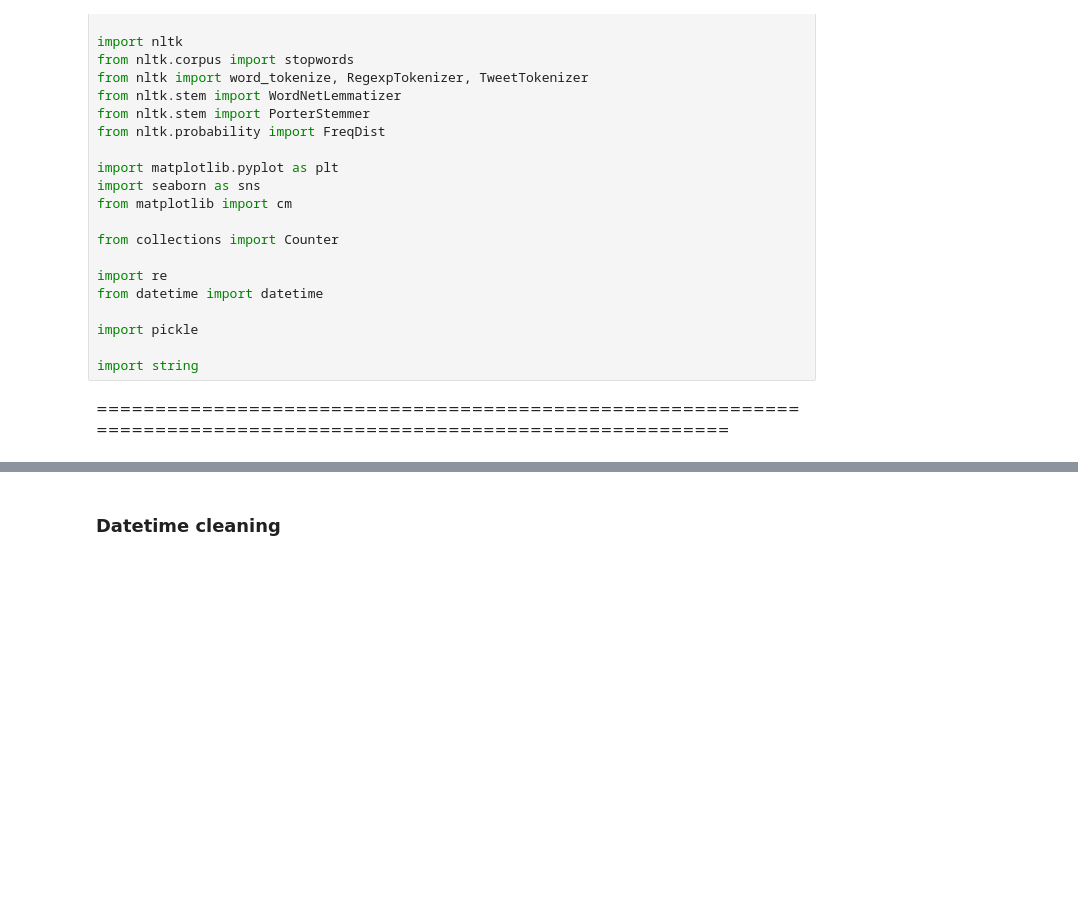
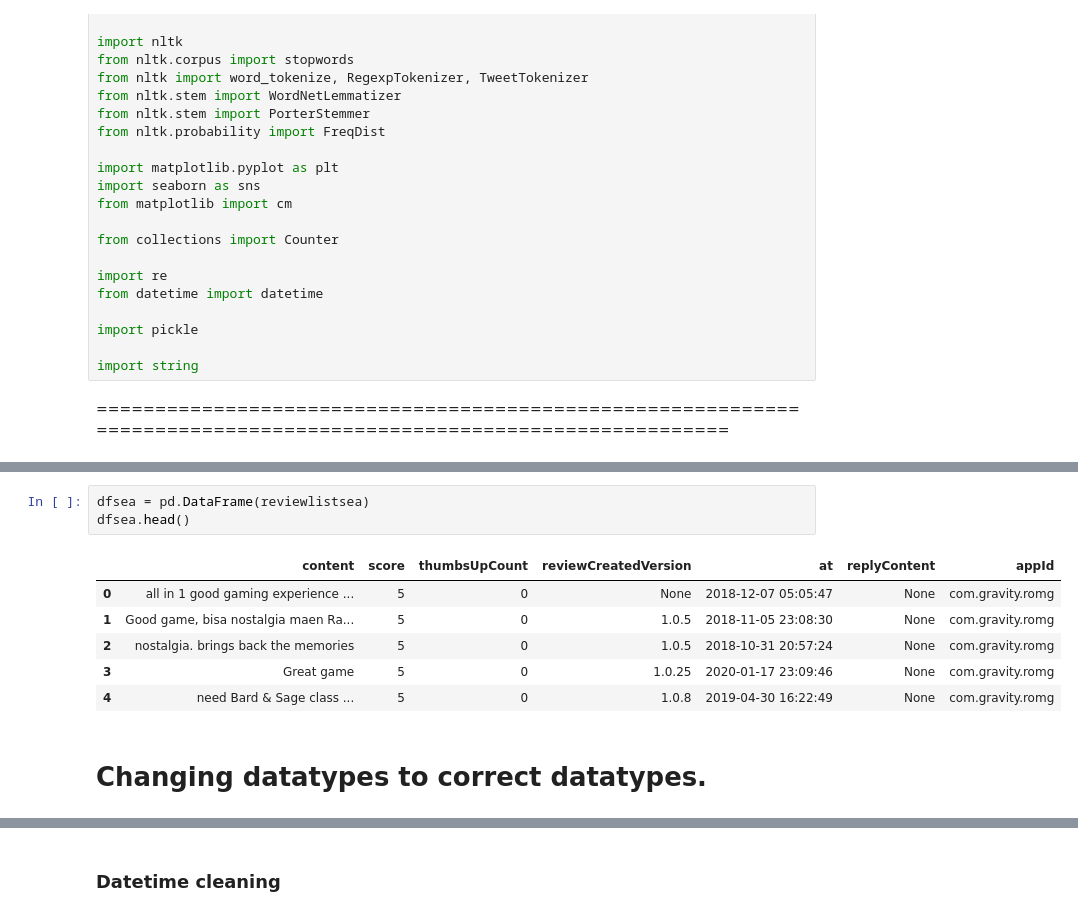
Before and after one commit to Moses-Lin/romreview, a Jupyter notebook: EDA.ipynb, the cells around one changed output, grey strips where cells are left out. Drawn from its saved outputs; the diff is of its cells as text; blank space fills up the shorter version.

```diff
--- a/EDA.ipynb
+++ b/EDA.ipynb
@@ -60 +73,13 @@ df = pd.DataFrame(reviewlist)
+# %%
+dfsea = pd.DataFrame(reviewlistsea)
+dfsea.head()
+# %% [output]
+|  | content | score | thumbsUpCount | reviewCreatedVersion | at | replyContent | appId |
+| 0 | all in 1 good gaming experience ... | 5 | 0 | None | 2018-12-07 05:05:47 | None | com.gravity.romg |
+| 1 | Good game, bisa nostalgia maen Ra... | 5 | 0 | 1.0.5 | 2018-11-05 23:08:30 | None | com.gravity.romg |
+| 2 | nostalgia. brings back the memories | 5 | 0 | 1.0.5 | 2018-10-31 20:57:24 | None | com.gravity.romg |
+| 3 | Great game | 5 | 0 | 1.0.25 | 2020-01-17 23:09:46 | None | com.gravity.romg |
+| 4 | need Bard & Sage class ... | 5 | 0 | 1.0.8 | 2019-04-30 16:22:49 | None | com.gravity.romg |
+# %% [markdown]
+# Changing datatypes to correct datatypes.
 # %%
```
Also changed, not shown: parts of 32 cells of this notebook.
